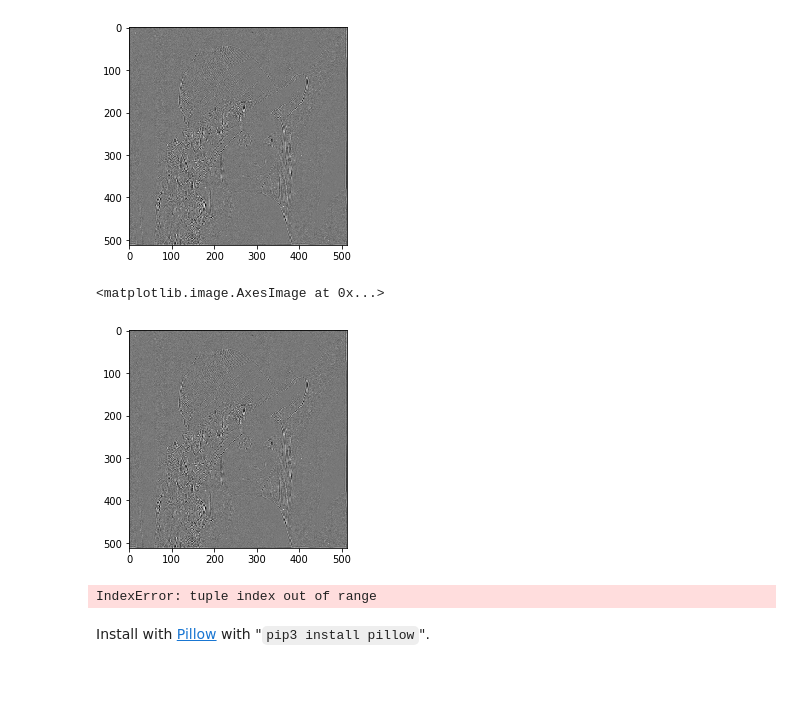
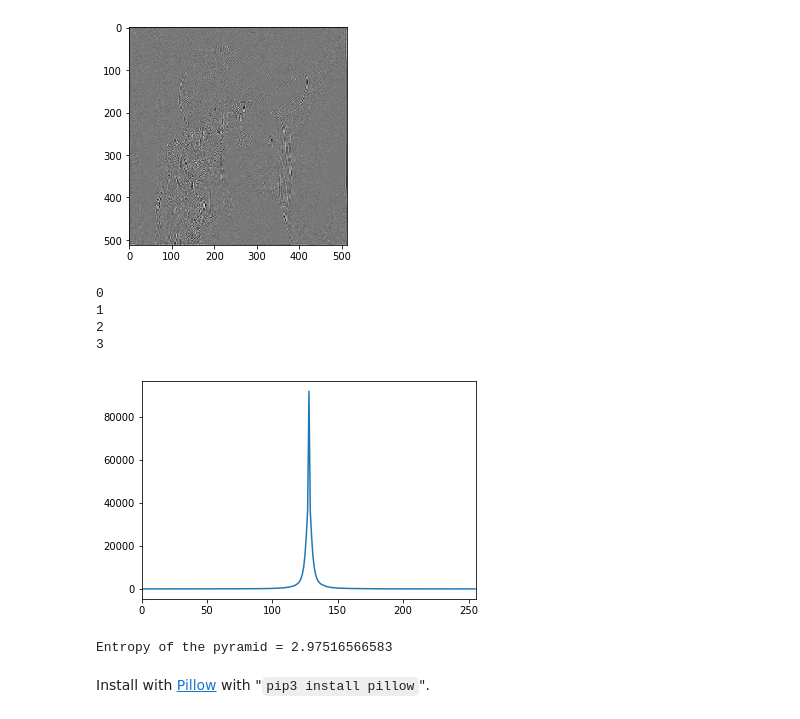
Before and after one commit to vicente-gonzalez-ruiz/pyramids-and-wavelets, a Jupyter notebook: Pyramids_and_Wavelets.ipynb, the cells around one changed output. Saved outputs shown, nothing was run; the diff lists cells and outputs as text; code cells hidden in the pictures; blank space fills up the shorter version.

```diff
--- a/Pyramids_and_Wavelets.ipynb
+++ b/Pyramids_and_Wavelets.ipynb
@@ -174,7 +179,8 @@ plt.imshow(H[3], cmap="gray")
 \# Compute (and plot) the histograms of the pyramid using [`cv2.calcHist()`](http://docs.opencv.org/3.1.0/d1/db7/tutorial_py_histogram_begins.html).
 # %%
 sum_hist = np.zeros([256,1], np.float64)
-for n in range(N):
+for n in range(N-1):
+    print(n)
     hist = cv2.calcHist([H[n]], [0], None, [256], [0, 256])
     sum_hist += hist
 plt.plot(sum_hist)
@@ -424,25 +397,3 @@ plt.imshow(H_level[0], cmap='gray')
 # %% [output]
 <matplotlib.image.AxesImage at 0x...>
 [figure]
-# %%
-max = H_level[0].max()
-min = H_level[0].min()
-maxmin = max - min
-tmp = (H_level[0] - min)/maxmin
-plt.imshow(tmp, cmap='gray')
-# %% [output]
-<matplotlib.image.AxesImage at 0x...>
-[figure, removed]
-# %%
-tmp = np.zeros((coeffs[0][0].shape[0],coeffs[0][0].shape[1],3), 'float32')
-tmp[..., 0] = coeffs[0][0]
-tmp[..., 1] = coeffs[1][0]
-tmp[..., 2] = coeffs[2][0]
-max = tmp.max()
-min = tmp.min()
-maxmin = max - min
-tmp = (tmp - min) / maxmin
-print(tmp)
-plt.imshow(tmp)
-# %% [output]
-IndexError: tuple index out of range
@@ -474,0 +400,20 @@ print("Expected length of the LL subband (all components) =", expected_LL_bytes,
+# %%
+sum_hist = np.zeros([256,1], np.float64)
+for n in range(N-1):
+    print(n)
+    hist = cv2.calcHist([H_level[n].astype('uint8')+128], [0], None, [256], [0, 256])
+    sum_hist += hist
+plt.plot(sum_hist)
+plt.xlim([0,256])
+plt.show()
+# %% [output]
+0
+1
+2
+3
+[figure, added]
+# %%
+entropy = st.entropy(sum_hist)[0]
+print("Entropy of the pyramid =", entropy)
+# %% [output]
+Entropy of the pyramid = 2.97516566583
```
Also changed, not shown: parts of 16 cells of this notebook.
